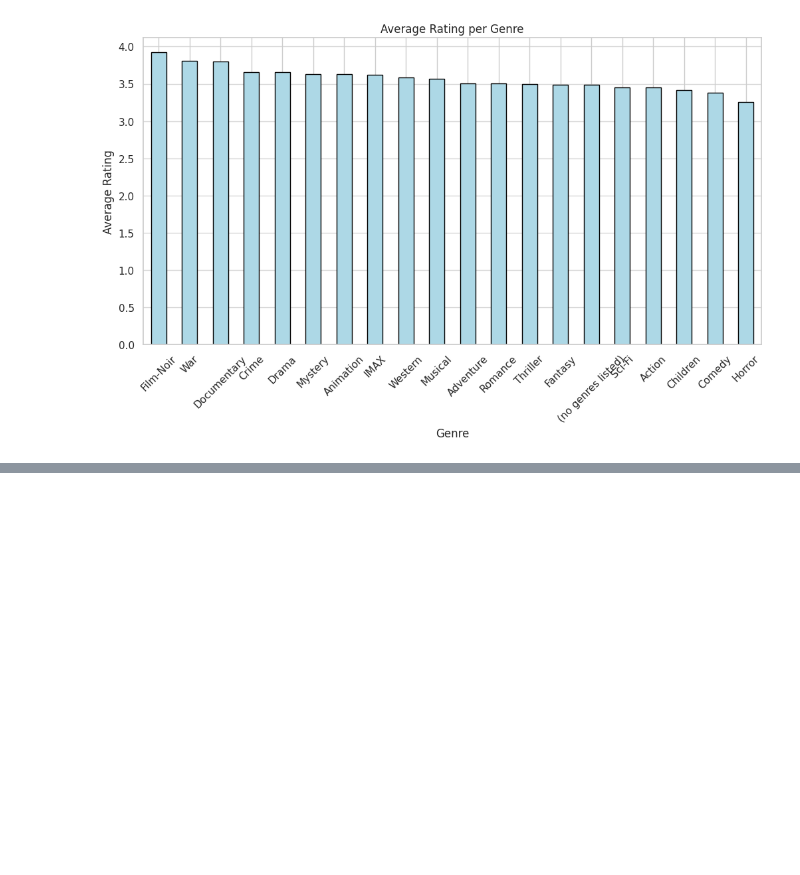
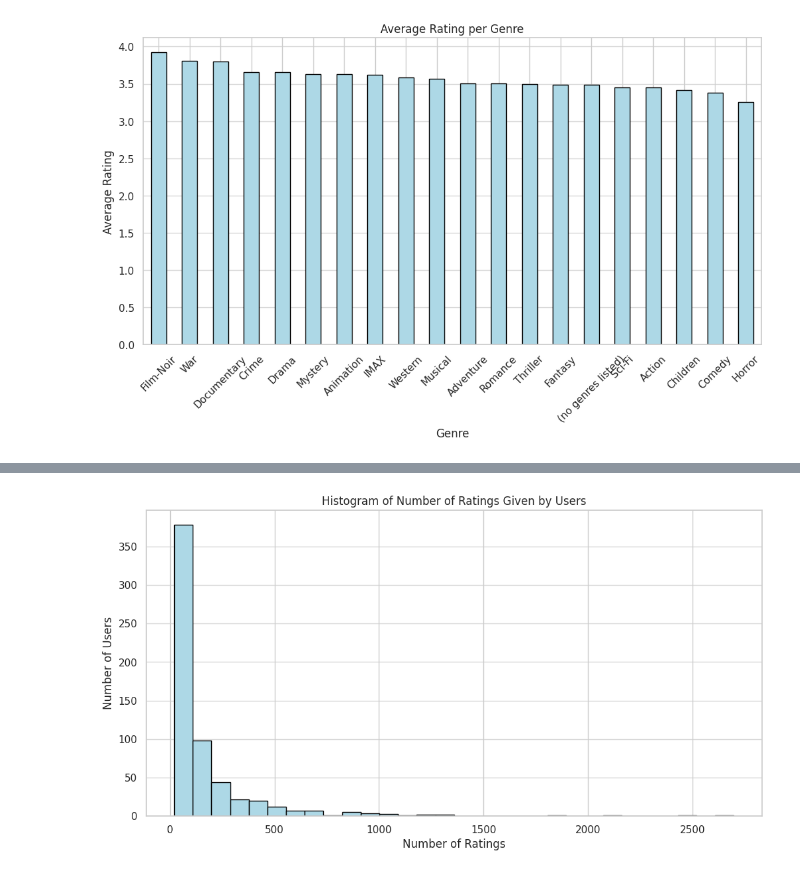
Before and after one commit to aliasgharmirhshai/Movie-recommendation-system, a Jupyter notebook: notebooks/EDA.ipynb, the cells around one changed output, grey strips where cells are left out. Drawn from its saved outputs; the diff is of its cells as text; code cells hidden in the pictures; blank space fills up the shorter version.

```diff
--- a/notebooks/EDA.ipynb
+++ b/notebooks/EDA.ipynb
@@ -396,0 +417,14 @@ plt.show()
+# %%
+# Count the number of ratings given by each user
+user_rating_counts = ratings['userId'].value_counts()
+
+# Create a histogram to visualize the distribution of ratings given by users
+plt.figure(figsize=(12, 6))
+plt.hist(user_rating_counts, bins=30, color='lightblue', edgecolor='black')
+plt.title('Histogram of Number of Ratings Given by Users')
+plt.xlabel('Number of Ratings')
+plt.ylabel('Number of Users')
+plt.grid(axis='y', alpha=0.75)
+plt.show()
+# %% [output]
+[figure, added]
```
Also changed, not shown: parts of 2 cells of this notebook, 1 other file.
